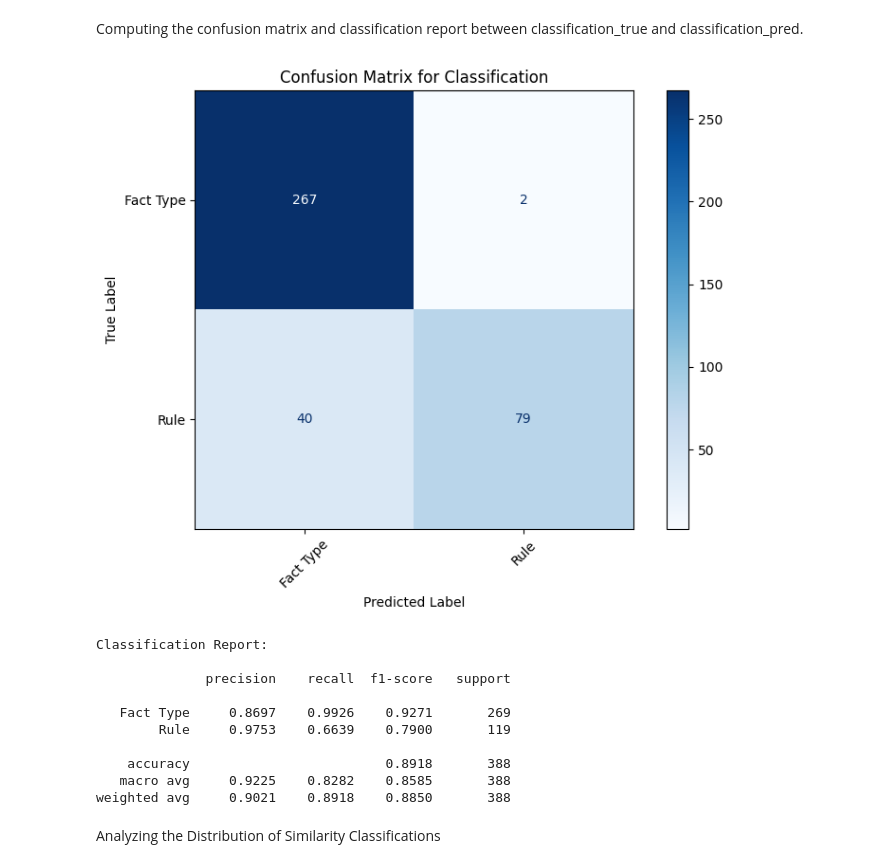
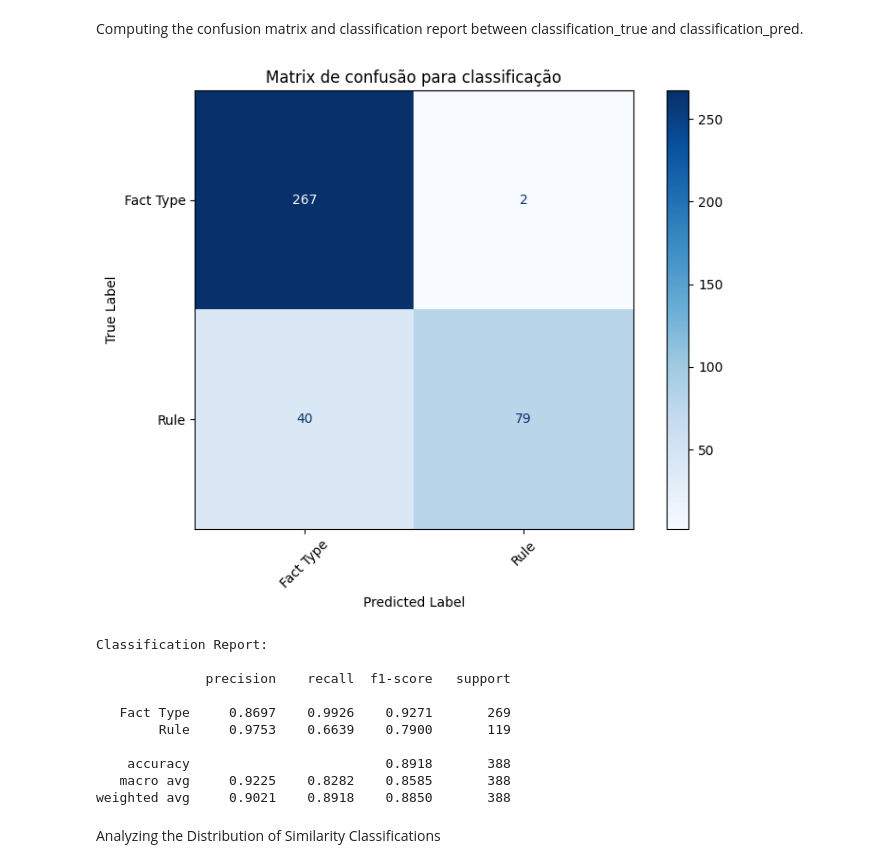
Before and after one commit to asantos2000/dissertacao-santos-anderson-2024, a Jupyter notebook: code/src/chap_7_validation.ipynb, the cells around one changed output. Drawn from its saved outputs; the diff is of its cells as text; code cells hidden in the pictures.

```diff
--- a/code/src/chap_7_validation.ipynb
+++ b/code/src/chap_7_validation.ipynb
@@ -400,35 +402,35 @@ Computing the confusion matrix and classification report between classification_
 # %%
 # Prepare the data
 df_evaluation = df_results.dropna(subset=['classification_true', 'classification_pred'])
 
 y_true = df_evaluation['classification_true']
 y_pred = df_evaluation['classification_pred']
 
 # Get the unique labels from both y_true and y_pred
 labels = np.unique(np.concatenate((y_true.unique(), y_pred.unique())))
 
 # Compute the confusion matrix
 cm = confusion_matrix(y_true, y_pred, labels=labels)
 
 # Create a ConfusionMatrixDisplay
 disp = ConfusionMatrixDisplay(confusion_matrix=cm, display_labels=labels)
 
 # Plot the confusion matrix
 fig, ax = plt.subplots(figsize=(8, 6))
 disp.plot(ax=ax, cmap=plt.cm.Blues, values_format='d')
-plt.title('Confusion Matrix for Classification')
+plt.title('Matrix de confusão para classificação')
 plt.xlabel('Predicted Label')
 plt.ylabel('True Label')
 plt.xticks(rotation=45)
 plt.tight_layout()
 plt.show()
 
 # Generate the classification report
 report = classification_report(y_true, y_pred, labels=labels, digits=4)
 print("Classification Report:\n")
 print(report)
 # %% [output]
-[figure, old version]
+[figure, new version]
 Classification Report:
 
               precision    recall  f1-score   support
```
Also changed, not shown: parts of 10 cells of this notebook.
